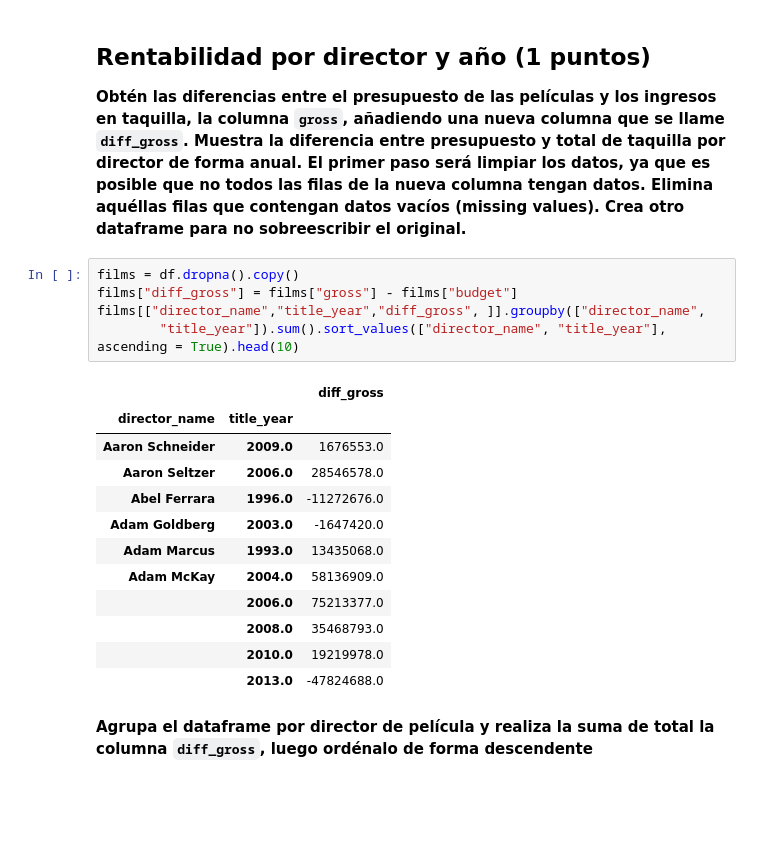
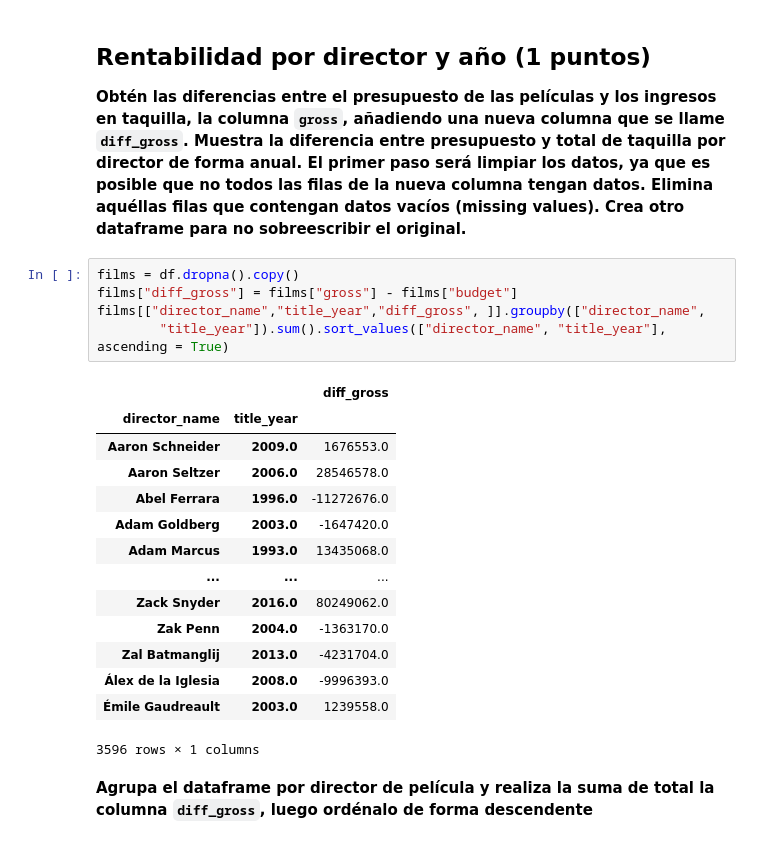
Before and after one commit to ubaldo-peralta-sanchez/python_basics, a Jupyter notebook: Peralta_Sanchez_Ubaldo_20_21_BIG_DATA_UNAV_Entregable_Parte2.ipynb, the cells around one changed output. Cells and saved outputs as stored; diff of their text form; blank space fills up the shorter version.

```diff
--- a/Peralta_Sanchez_Ubaldo_20_21_BIG_DATA_UNAV_Entregable_Parte2.ipynb
+++ b/Peralta_Sanchez_Ubaldo_20_21_BIG_DATA_UNAV_Entregable_Parte2.ipynb
@@ -254,21 +265,23 @@ df.head()
 # %%
 films = df.dropna().copy()
 films["diff_gross"] = films["gross"] - films["budget"]
 films[["director_name","title_year","diff_gross", ]].groupby(["director_name",
-        "title_year"]).sum().sort_values(["director_name", "title_year"], ascending = True).head(10)
+        "title_year"]).sum().sort_values(["director_name", "title_year"], ascending = True)
 # %% [output]
 |  |  | diff_gross |
 | director_name | title_year |  |
 | Aaron Schneider | 2009.0 | 1676553.0 |
 | Aaron Seltzer | 2006.0 | 28546578.0 |
 | Abel Ferrara | 1996.0 | -11272676.0 |
 | Adam Goldberg | 2003.0 | -1647420.0 |
 | Adam Marcus | 1993.0 | 13435068.0 |
-| Adam McKay | 2004.0 | 58136909.0 |
-|  | 2006.0 | 75213377.0 |
-|  | 2008.0 | 35468793.0 |
-|  | 2010.0 | 19219978.0 |
-|  | 2013.0 | -47824688.0 |
+| ... | ... | ... |
+| Zack Snyder | 2016.0 | 80249062.0 |
+| Zak Penn | 2004.0 | -1363170.0 |
+| Zal Batmanglij | 2013.0 | -4231704.0 |
+| Álex de la Iglesia | 2008.0 | -9996393.0 |
+| Émile Gaudreault | 2003.0 | 1239558.0 |
+3596 rows × 1 columns
 # %% [markdown]
 **Agrupa el dataframe por director de película y realiza la suma de total la columna `diff_gross`, luego ordénalo de forma descendente**
 # %%
```
Also changed, not shown: parts of 6 cells of this notebook, 1 other file.
